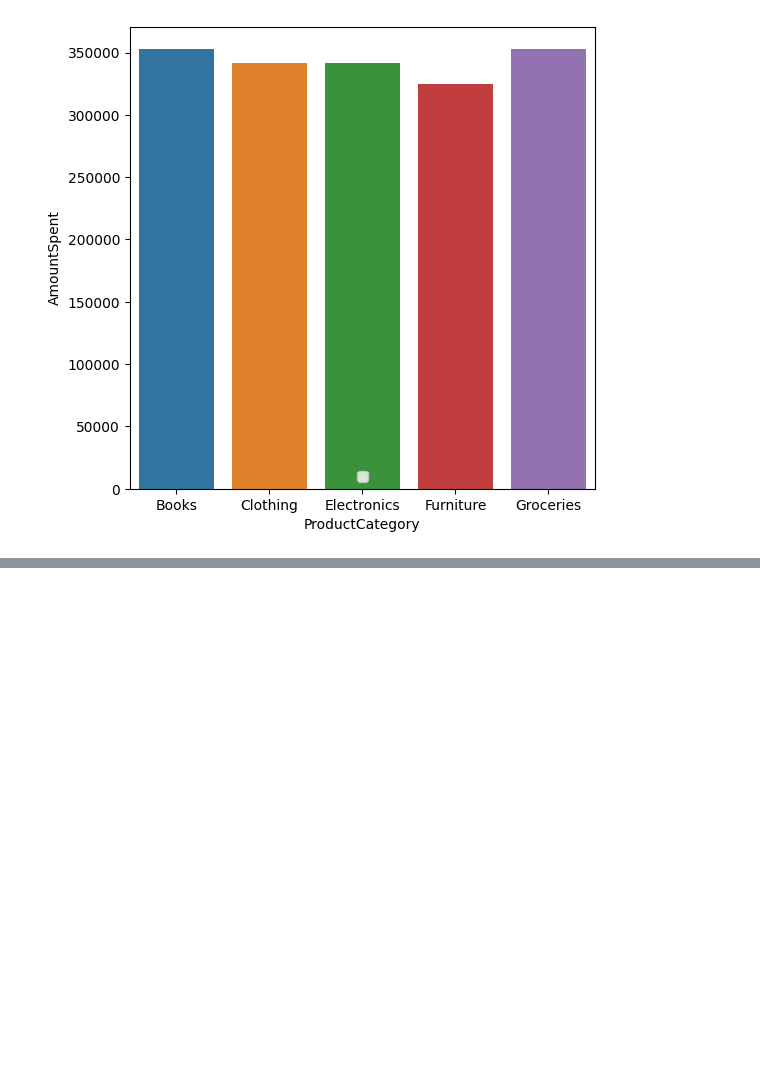
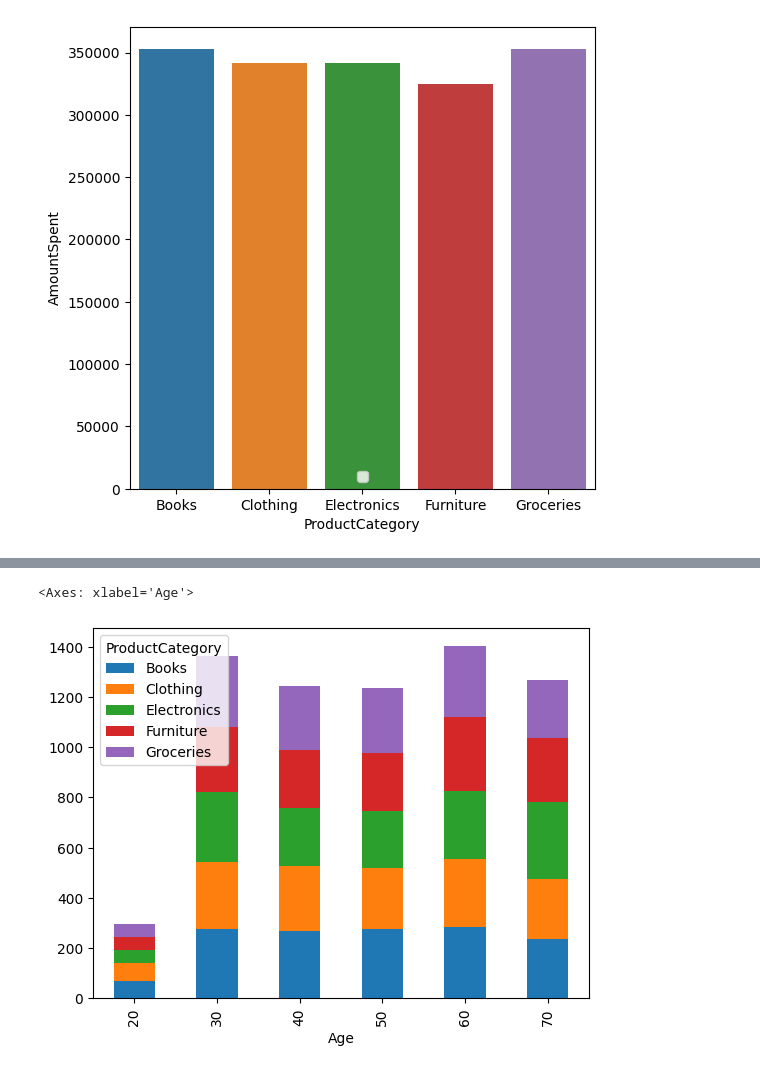
Before and after one commit to pavanrajkg04/Job_based_projects, a Jupyter notebook: Data Science/LLoyd Bank/Task 1: Data gathering and exploratory analysis/TaskOne.ipynb, the cells around one changed output, grey strips where cells are left out. Saved outputs shown, nothing was run; the diff lists cells and outputs as text; code cells hidden in the pictures; blank space fills up the shorter version.

```diff
--- a/Data Science/LLoyd Bank/Task 1: Data gathering and exploratory analysis/TaskOne.ipynb
+++ b/Data Science/LLoyd Bank/Task 1: Data gathering and exploratory analysis/TaskOne.ipynb
@@ -127,0 +151,5 @@ counts.plot(kind='bar', stacked=True, color=['green', 'salmon'])
+# %%
+age_product = data.groupby([(data['Age']//10)*10+10,'ProductCategory']).size().unstack(fill_value=0)
+
+age_product['Total'] = age_product.sum(axis=1)
+age_product
@@ -127,0 +165,5 @@ counts.plot(kind='bar', stacked=True, color=['green', 'salmon'])
+# %%
+age_product.drop(columns=['Total']).plot(kind='bar', stacked=True,)
+# %% [output]
+<Axes: xlabel='Age'>
+[figure, added]
```
Also changed, not shown: parts of 16 cells of this notebook.
